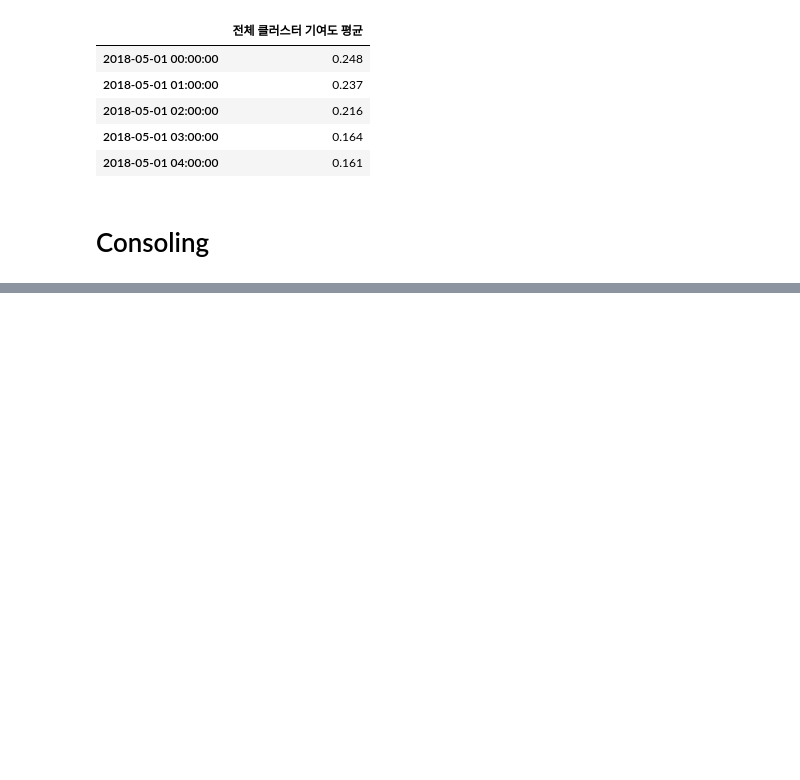
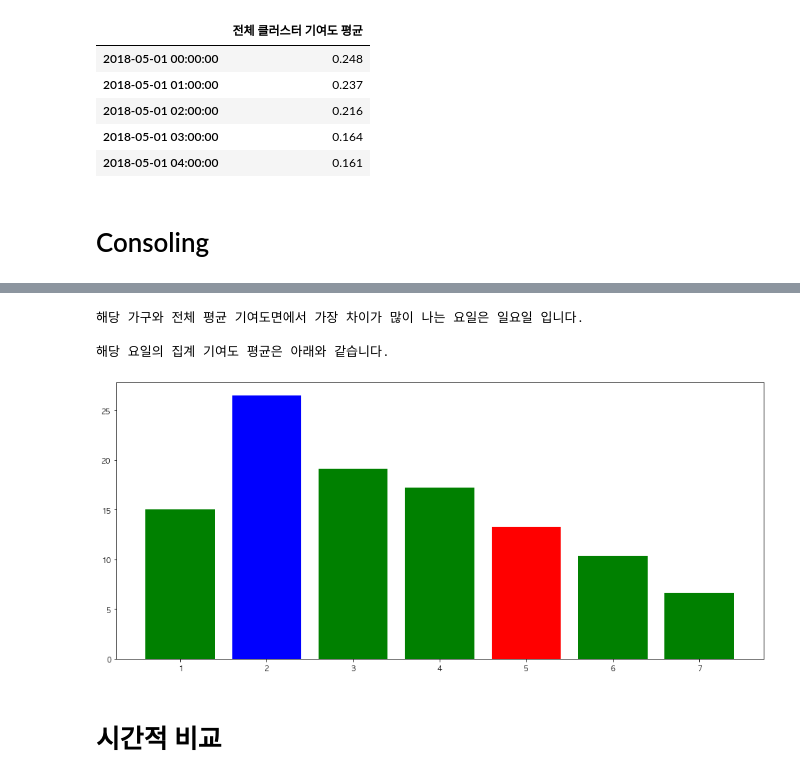
Before and after one commit to formegusto/distribution-by-contribution, a Jupyter notebook: Time Division KMeans pt.3 feedback idea.ipynb, the cells around one changed output, grey strips where cells are left out. Cells and saved outputs as stored; diff of their text form; code cells hidden in the pictures; blank space fills up the shorter version.

```diff
--- a/Time Division KMeans pt.3 feedback idea.ipynb
+++ b/Time Division KMeans pt.3 feedback idea.ipynb
@@ -272,0 +277,2 @@ sgconsoling()
+# %%
+sg, sh = consoling()
@@ -272,0 +389,21 @@ sgconsoling()
+# %%
+print("----선택 정보를 확인해주세요.")
+print("그룹 명 : {}".format(sg))
+print("가구 명 : {}\n".format(sh))
+
+print("요일 비교 (전체 평균도)")
+print("\t• 나의 그룹 •")
+cont_chk_1 = cc_day_cont[sg].values - acc_day_cont.values.flatten()
+cont_chk_2 = cc_day_usage[sg].values - acc_day_usage.values.flatten()
+print("기여도",cont_chk_1)
+print("사용량",cont_chk_2)
+print("기여도면 최대차이 : {}".format(DAY_ARR[np.where(cont_chk_1 == cont_chk_1[cont_chk_1.argmax()])[0]]))
+print("사용량면 최대차이 : {}".format(DAY_ARR[np.where(cont_chk_2 == cont_chk_2[cont_chk_2.argmax()])[0]]))
+
+print("\n\t• 나 •")
+cont_chk_3 = day_cont[sh].values - acc_day_cont.values.flatten()
+cont_chk_4 = day_usage[sh].values - acc_day_usage.values.flatten()
+print("기여도",cont_chk_3)
+print("사용량",cont_chk_4)
+print("기여도면 최대차이 : {}".format(DAY_ARR[np.where(cont_chk_3 == cont_chk_3[cont_chk_3.argmax()])[0]]))
+print("사용량면 최대차이 : {}".format(DAY_ARR[np.where(cont_chk_4 == cont_chk_4[cont_chk_4.argmax()])[0]]))
@@ -272,0 +431,21 @@ sgconsoling()
+# %%
+print("해당 가구와 전체 평균 기여도면에서 가장 차이가 많이 나는 요일은 {}요일 입니다.\n".format(DAY_ARR[cont_chk_4.argmax()]))
+print("해당 요일의 집계 기여도 평균은 아래와 같습니다.")
+
+cont_day_compare = scc[scc.index.weekday == cont_chk_4.argmax()].mean()
+general_day_cont = cont_day_compare.keys()[cont_day_compare.argmax()]
+target_day_cont = round(contribution_df[day_cols[cont_chk_4.argmax()]][sh].mean())
+
+plt.figure(figsize=(16,7))
+
+for _ in cont_day_compare.keys():
+    plt.bar(_, cont_day_compare[_],color=
+            'r' if _ == target_day_cont else
+            'b' if _ == general_day_cont else 'g' )
+# %% [output]
+해당 가구와 전체 평균 기여도면에서 가장 차이가 많이 나는 요일은 일요일 입니다.
+
+해당 요일의 집계 기여도 평균은 아래와 같습니다.
+[figure, added]
+# %% [markdown]
+# 시간적 비교
```
Also changed, not shown: parts of 22 cells of this notebook, 2 other files.
